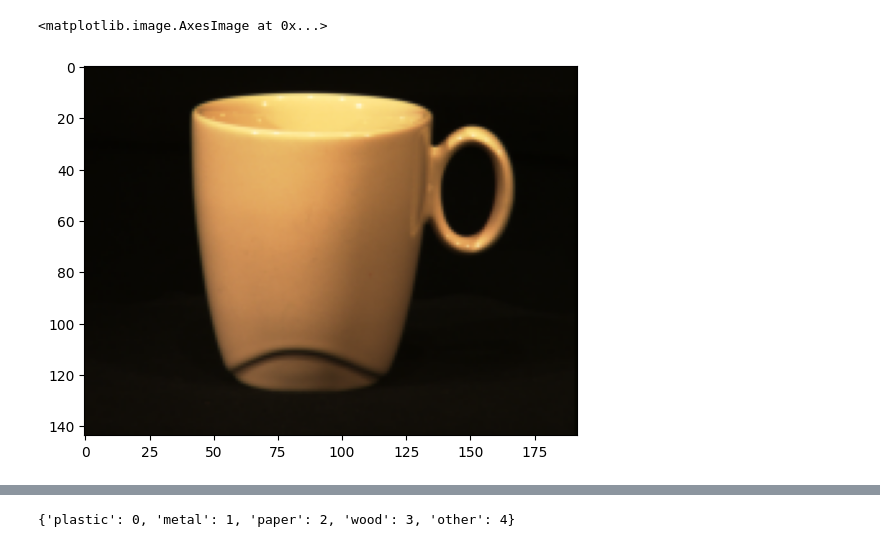
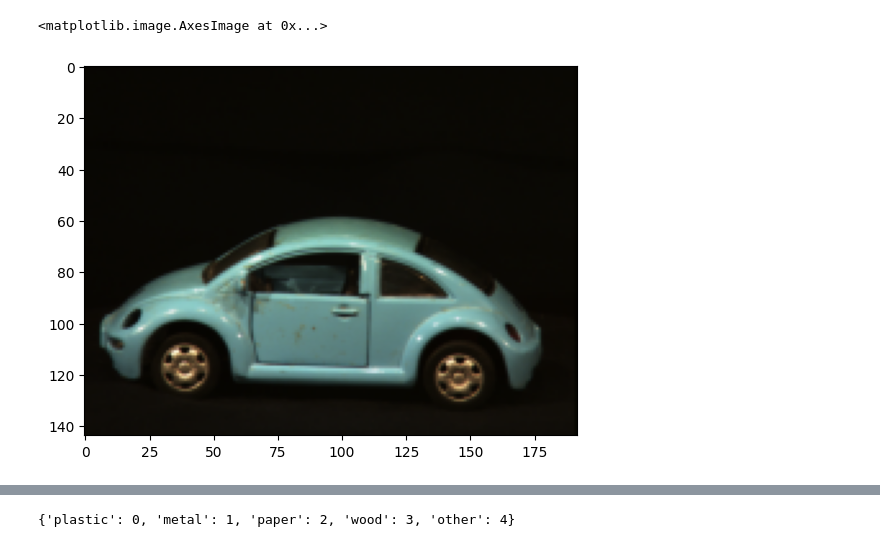
Before and after one commit to FYYHU/ai_mat, a Jupyter notebook: conv_net_Top4.ipynb, the cells around one changed output, grey strips where cells are left out. Saved outputs shown, nothing was run; the diff lists cells and outputs as text; code cells hidden in the pictures.

```diff
--- a/conv_net_Top4.ipynb
+++ b/conv_net_Top4.ipynb
@@ -270,15 +301,15 @@ def predict_image(img, model):
     return preds[0].item()
 # %%
 #note the shuffle is random so you need to check which image is set to val
-test_image_path = "./data_split/val/125_i110.png"
+test_image_path = "./data_split/val/138_i110.png"
 img_name = test_image_path.split("/")[-1]
 test_image = read_image(test_image_path)
 
 shower = plt.imread(test_image_path)
 plt.imshow(shower)
 # %% [output]
 <matplotlib.image.AxesImage at 0x...>
-[figure, old version]
+[figure, new version]
 # %%
 
 # function to return key for any value
```
Also changed, not shown: parts of 18 cells of this notebook, 1 other file.
